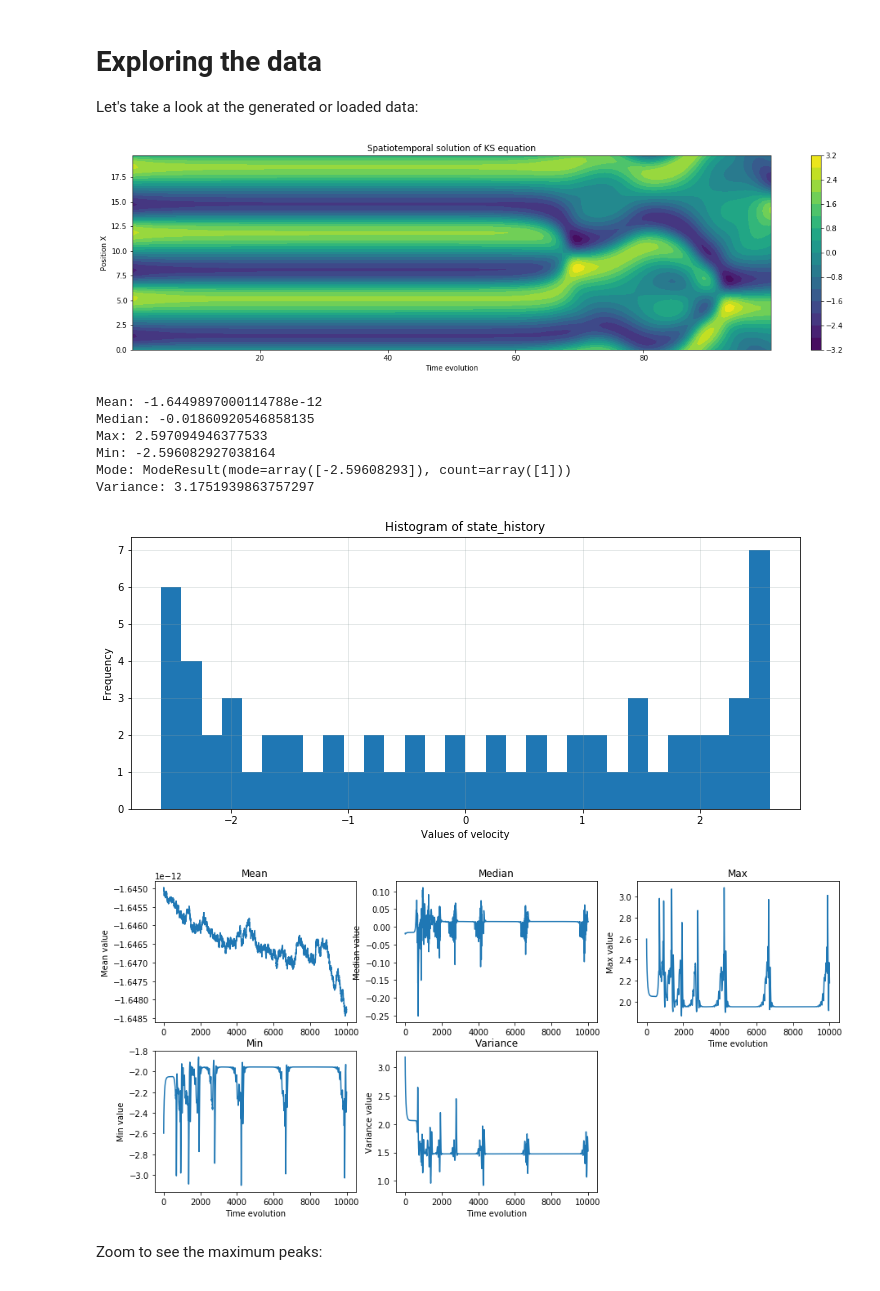
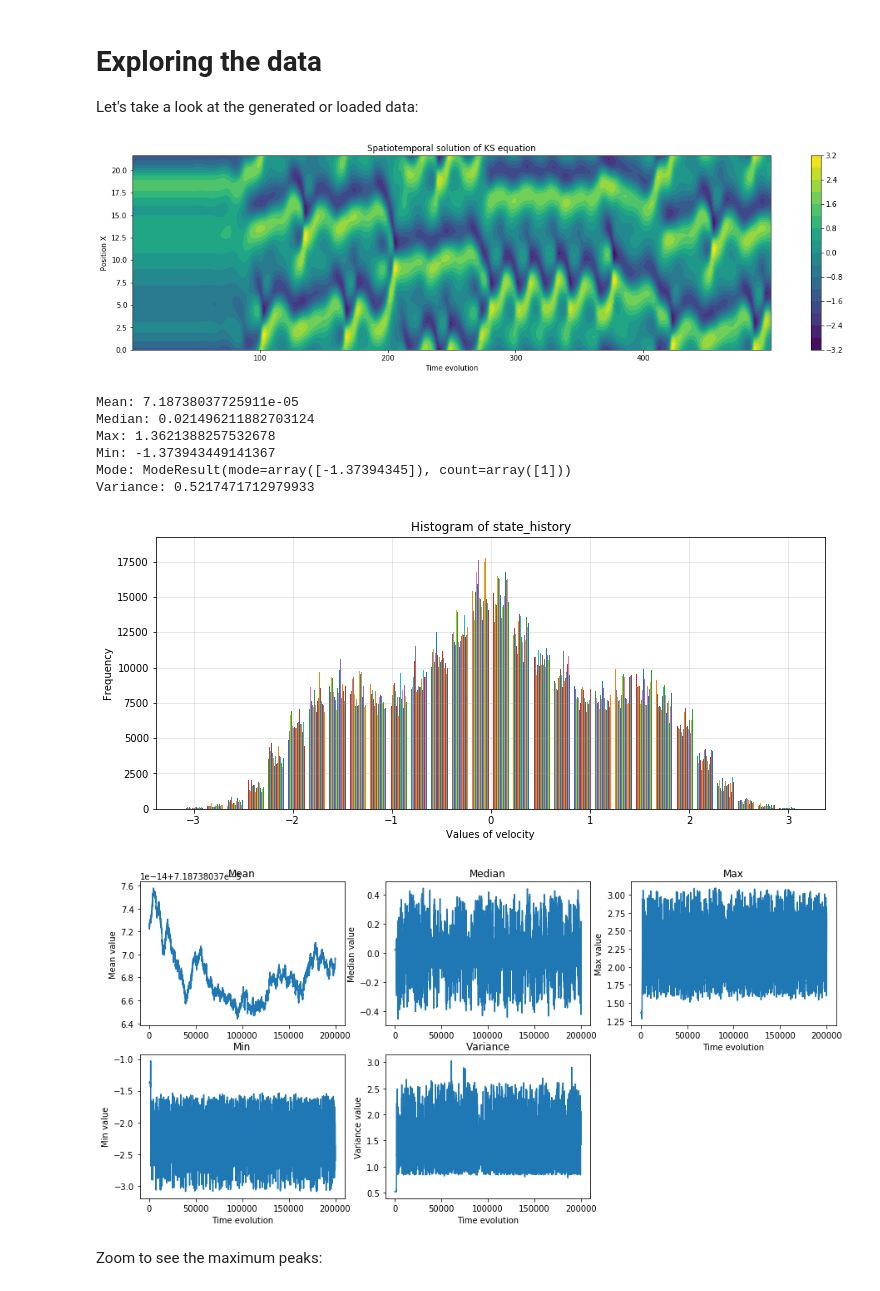
Before and after one commit to calladogt/Deep-learning-to-the-modeling-of-chaotic-dynamics-systems, a Jupyter notebook: Simulators/ks-simulator/KS-modelFF.ipynb, the cells around one changed output. Cells and saved outputs as stored; diff of their text form; code cells hidden in the pictures.

```diff
--- a/Simulators/ks-simulator/KS-modelFF.ipynb
+++ b/Simulators/ks-simulator/KS-modelFF.ipynb
@@ -20,7 +20,7 @@ from sklearn import preprocessing
 # %%
 def generatingdata(state_initial, length,sample_points,dt,final_time):
     """
-    This function will generate data from the KS.py simulation
+    This function will simulate and generate data from the KS.py simulation
 
     input:
     - state_initial: the initial/current state of the system
@@ -55,16 +55,16 @@ def generatingdata(state_initial, length,sample_points,dt,final_time):
         time_counter = np.hstack((time_counter,(nt+1)*ks.dt))
         if nt==100:
           print('100th iteraction: ok')
-        if nt==1000:
-          print('1000th iteraction: ok')
-        if nt==2500:
-          print('2500th iteraction: ok')
         if nt==5000:
           print('5000th iteraction: ok')
         if nt==10000:
           print('10000th iteraction: ok')
         if nt==50000:
           print('50000th iteraction: ok')
+        if nt==75000:
+          print('75000th iteraction: ok')
+        if nt==100000:
+          print('100000th iteraction: ok')
 
     position_x=ks.x
     # Explore the results
@@ -145,10 +194,10 @@ def evolutionstat(state_history):
 
 First, let's set the parameters of the simulation:
 # %%
-final_time = 1000 # the total time of the simulation
-dt = 0.1 # the time step
-length = 20 # the "physical" length of the domaine. pay attention cuz this value will determine if the system is regular or chaotic
-sample_points =64 # the number of sample points on this length. It will be the size of the input in our system
+final_time = 10000 # the total time of the simulation
+dt = 0.05 # the time step
+length = 22 # the "physical" length of the domaine. pay attention cuz this value will determine if the system is regular or chaotic
+sample_points = 64 # the number of sample points on this length. It will be the size of the input in our system
 state_initial = np.loadtxt('u1.dat') #the observed initial state of the system
 # %% [markdown]
 Take a look on the observation:
@@ -180,0 +256,11 @@ The final time: 1000.0
+# %%
+#to generate data
+state_initial = np.loadtxt('u3.dat')
+state_history, time_counter, position_x = generatingdata(state_initial, length,sample_points,dt,final_time)
+
+#to save the generated data
+from numpy import savetxt
+# save to csv file
+savetxt('state_history_u3.dat', state_history)
+savetxt('time_counter_u3.dat', time_counter)
+savetxt('position_u3.dat', position_x)
@@ -197,28 +293,28 @@ Let's take a look at the generated or loaded data:
 # %%
 state_history = np.squeeze(np.asarray(state_history))
 
 #visualizing the solution of KS equation
 drawKS(state_history, position_x, time_counter,1,int(time_counter[-1]),20,4)
 
 
 #histogram
-plothist(state_history[0,:],bins=30)
+plothist(state_history,bins=30)
 
 #statistic values
 statvalues(state_history[0,:])
 
 #evolution of statistic values
 evolutionstat(state_history)
 # %% [output]
-[figure, old version]
+[figure, new version]
-Mean: -1.6449897000114788e-12
-Median: -0.01860920546858135
-Max: 2.597094946377533
-Min: -2.596082927038164
-Mode: ModeResult(mode=array([-2.59608293]), count=array([1]))
-Variance: 3.1751939863757297
+Mean: 7.18738037725911e-05
+Median: 0.021496211882703124
+Max: 1.3621388257532678
+Min: -1.373943449141367
+Mode: ModeResult(mode=array([-1.37394345]), count=array([1]))
+Variance: 0.5217471712979933
-[figure, old version]
+[figure, new version]
-[figure, old version]
+[figure, new version]
 # %% [markdown]
 Zoom to see the maximum peaks:
 # %%
```
Also changed, not shown: parts of 14 cells of this notebook.
